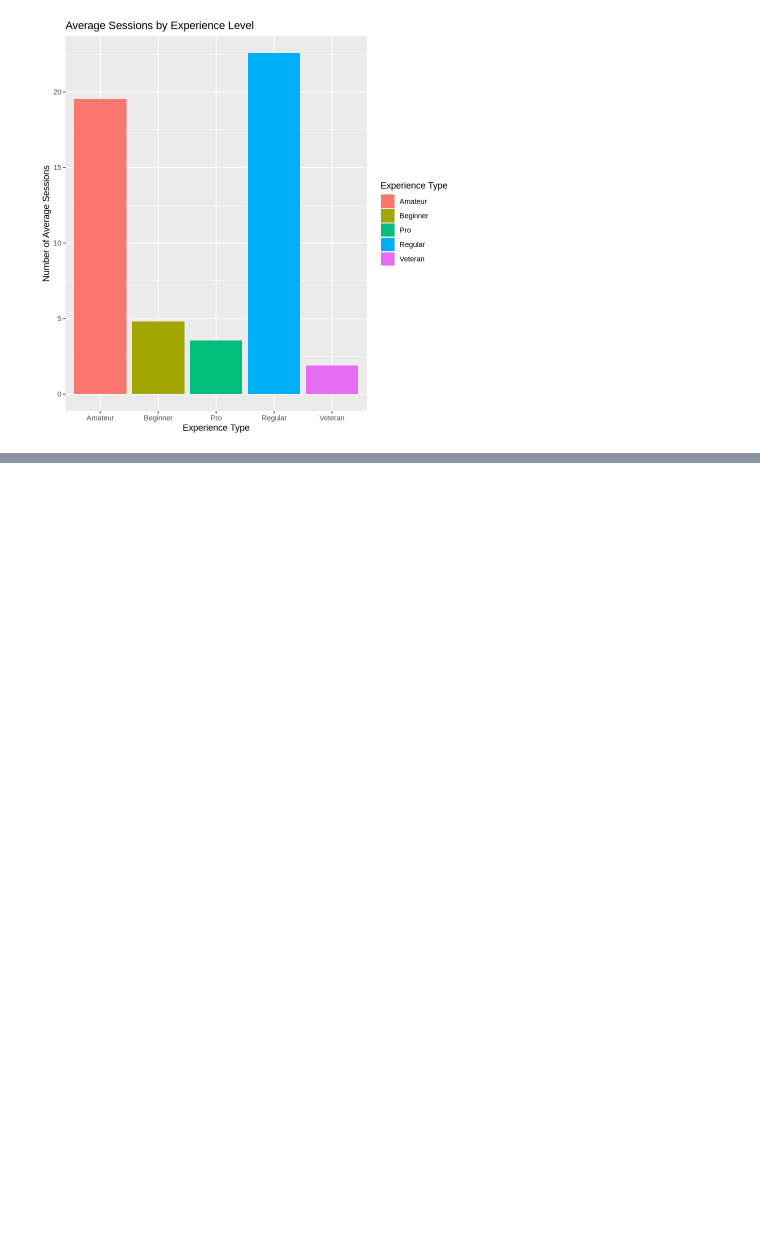
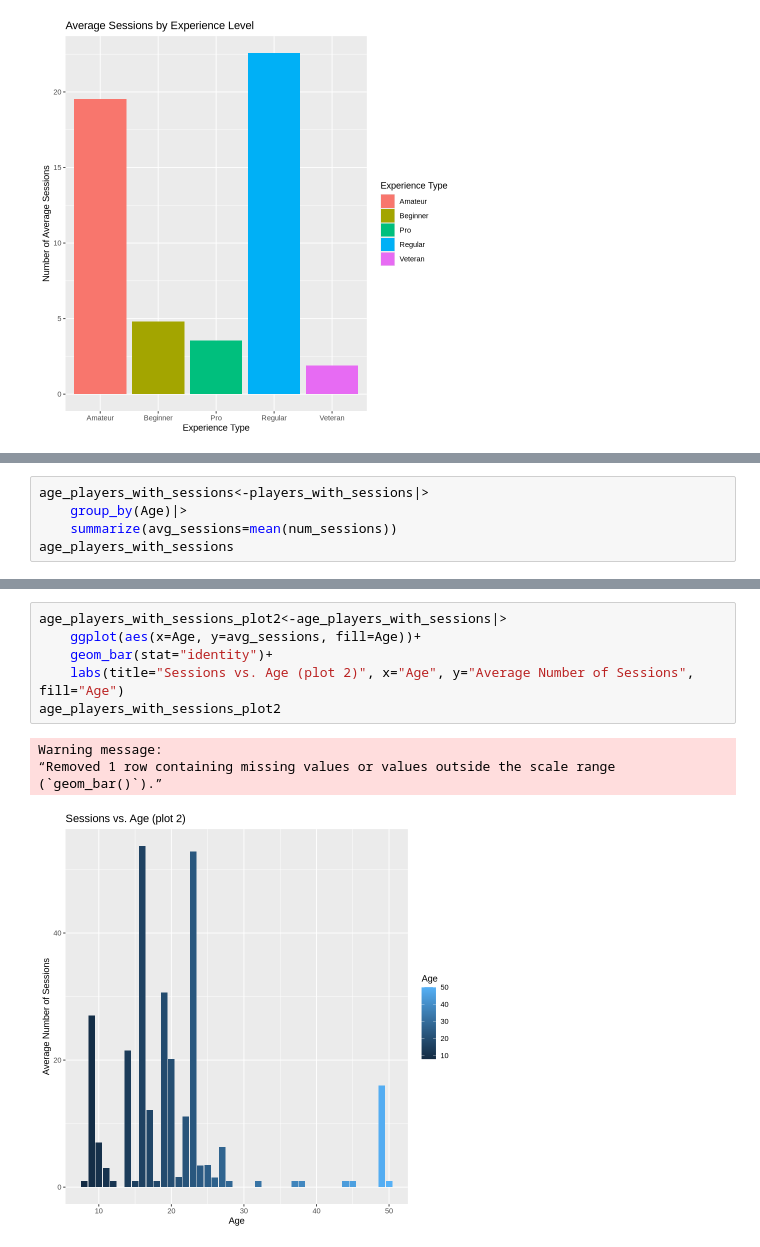
Before and after one commit to evangelinec/DSCI_final_project, a Jupyter notebook: final_project_work.ipynb, the cells around one changed output, grey strips where cells are left out. Saved outputs shown, nothing was run; the diff lists cells and outputs as text; blank space fills up the shorter version.

```diff
--- a/final_project_work.ipynb
+++ b/final_project_work.ipynb
@@ -175,0 +176,5 @@ Warning message:
+# %%
+age_players_with_sessions<-players_with_sessions|>
+    group_by(Age)|>
+    summarize(avg_sessions=mean(num_sessions))
+age_players_with_sessions
@@ -175,0 +201,11 @@ Warning message:
+# %%
+age_players_with_sessions_plot2<-age_players_with_sessions|>
+    ggplot(aes(x=Age, y=avg_sessions, fill=Age))+
+    geom_bar(stat="identity")+
+    labs(title="Sessions vs. Age (plot 2)", x="Age", y="Average Number of Sessions", fill="Age")
+age_players_with_sessions_plot2
+# %% [output]
+Warning message:
+“Removed 1 row containing missing values or values outside the scale range
+(`geom_bar()`).”
+[figure, added]
```
Also changed, not shown: parts of 2 cells of this notebook.
